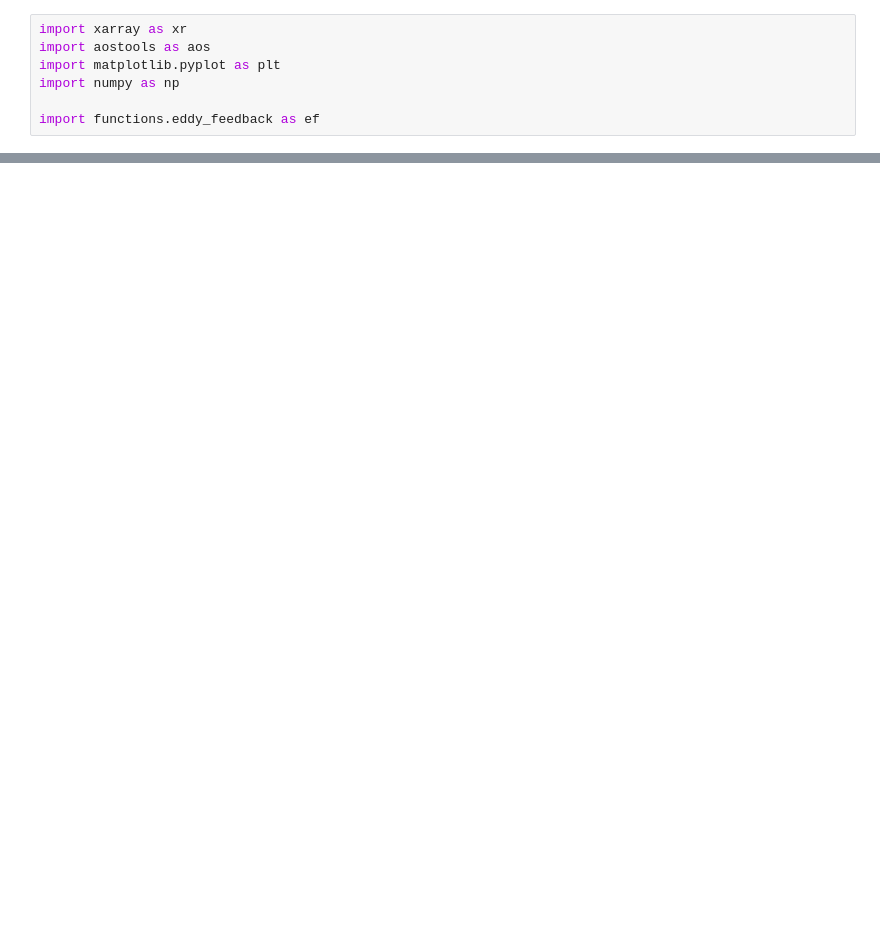
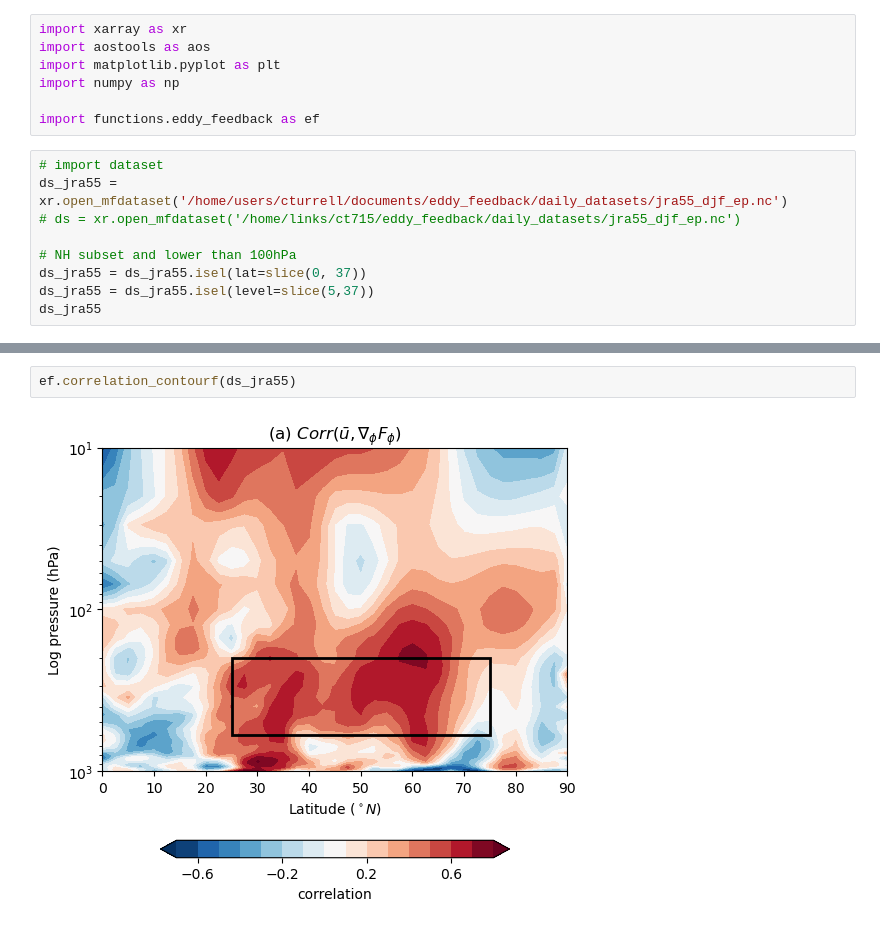
Before and after one commit to Caturrell/eddy_feedback, a Jupyter notebook: smith_fig6.ipynb, the cells around one changed output, grey strips where cells are left out. Saved outputs shown, nothing was run; the diff lists cells and outputs as text; blank space fills up the shorter version.

Commit message:
correlation plot function added

```diff
--- a/smith_fig6.ipynb
+++ b/smith_fig6.ipynb
@@ -5,3 +5,12 @@ import matplotlib.pyplot as plt
 import numpy as np
 
 import functions.eddy_feedback as ef
+# %%
+# import dataset
+ds_jra55 = xr.open_mfdataset('/home/users/cturrell/documents/eddy_feedback/daily_datasets/jra55_djf_ep.nc')
+# ds = xr.open_mfdataset('/home/links/ct715/eddy_feedback/daily_datasets/jra55_djf_ep.nc')
+
+# NH subset and lower than 100hPa
+ds_jra55 = ds_jra55.isel(lat=slice(0, 37))
+ds_jra55 = ds_jra55.isel(level=slice(5,37))
+ds_jra55
@@ -7,0 +35,4 @@ import functions.eddy_feedback as ef
+# %%
+ef.correlation_contourf(ds_jra55)
+# %% [output]
+[figure, added]
```
Also changed, not shown: parts of 10 cells of this notebook, 1 other file.
